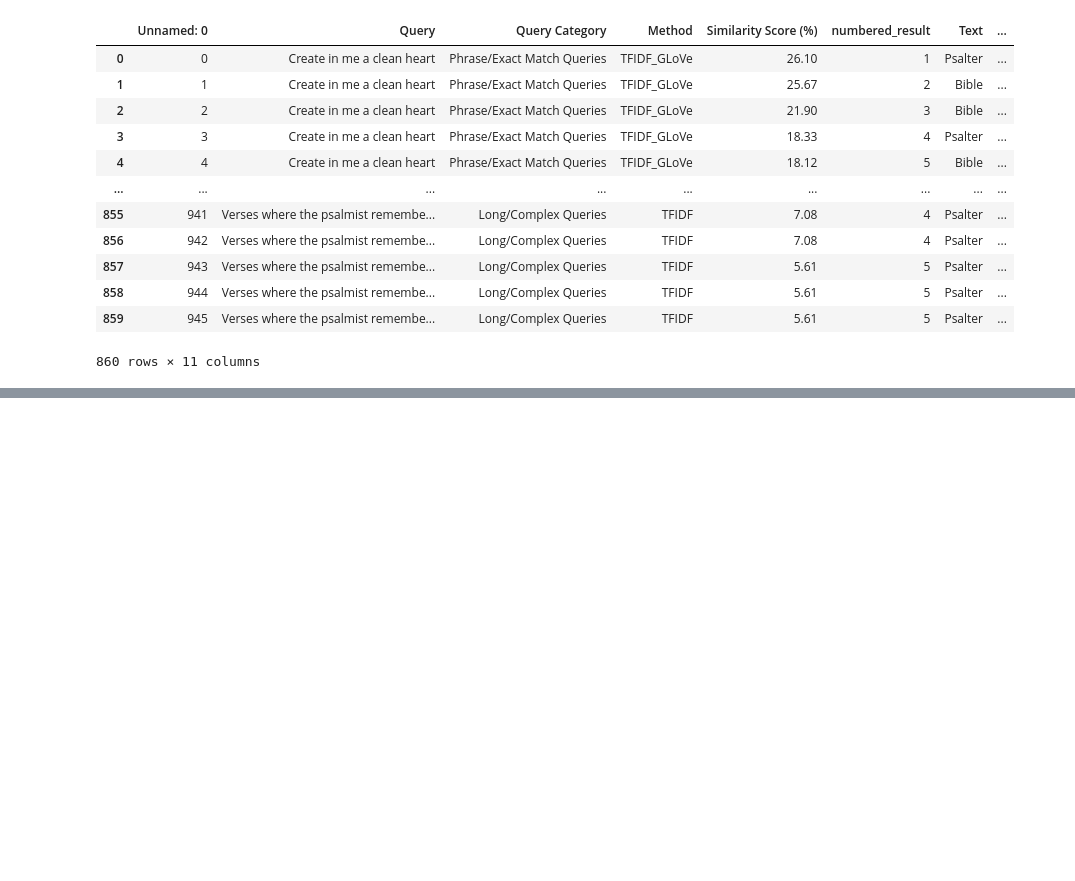
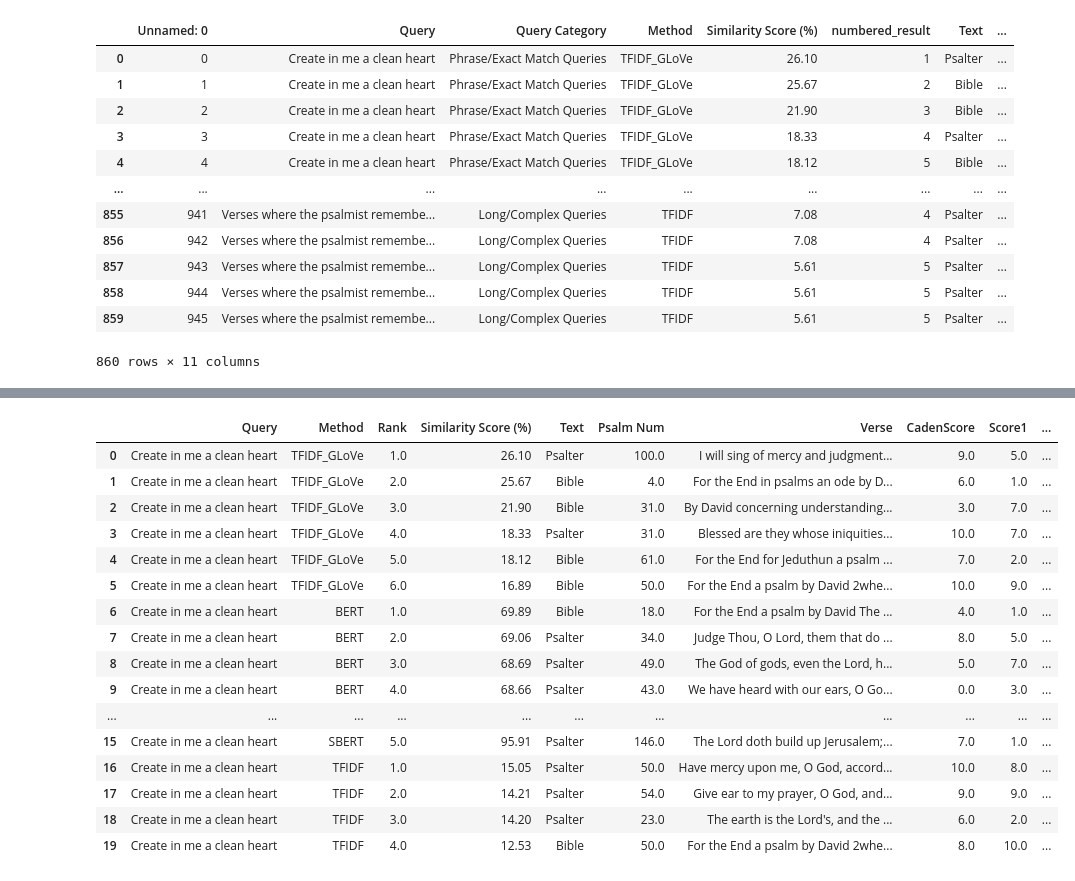
Before and after one commit to cwc09262/psalms-nlp-research, a Jupyter notebook: query_compare/llm_scoring/new_full/llm_results_eval.ipynb, the cells around one changed output, grey strips where cells are left out. Cells and saved outputs as stored; diff of their text form; code cells hidden in the pictures; blank space fills up the shorter version.

Commit message:
working on building the data to calculate inner annotator agreement.

```diff
--- a/query_compare/llm_scoring/new_full/llm_results_eval.ipynb
+++ b/query_compare/llm_scoring/new_full/llm_results_eval.ipynb
@@ -1730,0 +1895,22 @@ human_scores
+# %%
+raw_human_scores = pd.read_csv("raw_human_scores.csv")
+# %%
+raw_human_scores.head(20)
+# %% [output]
+|  | Query | Method | Rank | Similarity Score (%) | Text | Psalm Num | Verse | CadenScore | Score1 | ... |
+| 0 | Create in me a clean heart | TFIDF_GLoVe | 1.0 | 26.10 | Psalter | 100.0 | I will sing of mercy and judgment... | 9.0 | 5.0 | ... |
+| 1 | Create in me a clean heart | TFIDF_GLoVe | 2.0 | 25.67 | Bible | 4.0 | For the End in psalms an ode by D... | 6.0 | 1.0 | ... |
+| 2 | Create in me a clean heart | TFIDF_GLoVe | 3.0 | 21.90 | Bible | 31.0 | By David concerning understanding... | 3.0 | 7.0 | ... |
+| 3 | Create in me a clean heart | TFIDF_GLoVe | 4.0 | 18.33 | Psalter | 31.0 | Blessed are they whose iniquities... | 10.0 | 7.0 | ... |
+| 4 | Create in me a clean heart | TFIDF_GLoVe | 5.0 | 18.12 | Bible | 61.0 | For the End for Jeduthun a psalm ... | 7.0 | 2.0 | ... |
+| 5 | Create in me a clean heart | TFIDF_GLoVe | 6.0 | 16.89 | Bible | 50.0 | For the End a psalm by David 2whe... | 10.0 | 9.0 | ... |
+| 6 | Create in me a clean heart | BERT | 1.0 | 69.89 | Bible | 18.0 | For the End a psalm by David The ... | 4.0 | 1.0 | ... |
+| 7 | Create in me a clean heart | BERT | 2.0 | 69.06 | Psalter | 34.0 | Judge Thou, O Lord, them that do ... | 8.0 | 5.0 | ... |
+| 8 | Create in me a clean heart | BERT | 3.0 | 68.69 | Psalter | 49.0 | The God of gods, even the Lord, h... | 5.0 | 7.0 | ... |
+| 9 | Create in me a clean heart | BERT | 4.0 | 68.66 | Psalter | 43.0 | We have heard with our ears, O Go... | 0.0 | 3.0 | ... |
+| ... | ... | ... | ... | ... | ... | ... | ... | ... | ... | ... |
+| 15 | Create in me a clean heart | SBERT | 5.0 | 95.91 | Psalter | 146.0 | The Lord doth build up Jerusalem;... | 7.0 | 1.0 | ... |
+| 16 | Create in me a clean heart | TFIDF | 1.0 | 15.05 | Psalter | 50.0 | Have mercy upon me, O God, accord... | 10.0 | 8.0 | ... |
+| 17 | Create in me a clean heart | TFIDF | 2.0 | 14.21 | Psalter | 54.0 | Give ear to my prayer, O God, and... | 9.0 | 9.0 | ... |
+| 18 | Create in me a clean heart | TFIDF | 3.0 | 14.20 | Psalter | 23.0 | The earth is the Lord's, and the ... | 6.0 | 2.0 | ... |
+| 19 | Create in me a clean heart | TFIDF | 4.0 | 12.53 | Bible | 50.0 | For the End a psalm by David 2whe... | 8.0 | 10.0 | ... |
```
Also changed, not shown: parts of 19 cells of this notebook, 4 other files.
